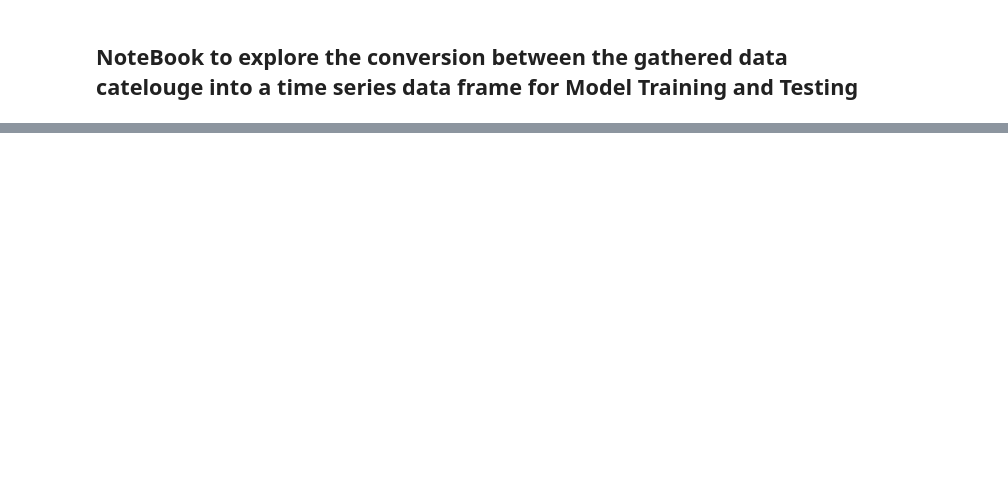
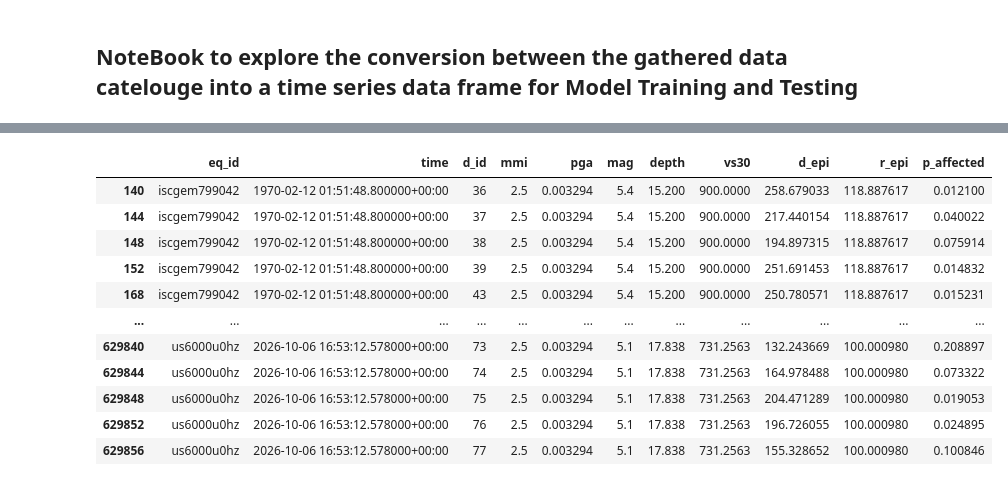
Before and after one commit to keshavprasadneupane/SpatioTemporal-Earthquake-Probabilistic-Prediction-System, a Jupyter notebook: src/spatiotemporal_earthquake_probabilistic_prediction_system/shaking_model.ipynb, the cells around one changed output, grey strips where cells are left out. Cells and saved outputs as stored; diff of their text form; code cells hidden in the pictures; blank space fills up the shorter version.

```diff
--- a/src/spatiotemporal_earthquake_probabilistic_prediction_system/shaking_model.ipynb
+++ b/src/spatiotemporal_earthquake_probabilistic_prediction_system/shaking_model.ipynb
@@ -6,0 +43,17 @@ from pathlib import Path
+# %%
+class NepalDistrictColumns(Enum):
+	ID = "d_id"
+	PROVINCE = "province"
+	DISTRICT = "district"
+	CENTROID_LAT = "d_centroid_lat"
+	CENTROID_LONG = "d_centroid_long"
+
+ALL_NEPAL_DISTRICT_COLUMNS = [col.value for col in NepalDistrictColumns]
+
+
+nd_df = pd.read_csv(NEPAL_DISTRICTS_DATASET_PATH)
+nd_df.rename(columns={"id":"d_id", "centroid_lat":"d_centroid_lat", "centroid_long":"d_centroid_long"}, inplace=True)
+
+nd_df = nd_df[ALL_NEPAL_DISTRICT_COLUMNS]
+
+nd_df.head(5)
@@ -141,0 +515,68 @@ Using Median PGA Lookup:
+# %%
+AFFECTED_PROBABILITY_THRESHOLD = 0.01  #1% minimum impact probability
+MMIS = [2.5, 4.0, 5.0, 6.0]
+PGAS = [PGALookUp.get_pga(mmi) for mmi in MMIS]
+
+
+
+pgas_df = pd.DataFrame({
+    "pga": PGAS,
+    "mmi": MMIS
+})
+
+event_district_mmi_df = (
+    eq_df[ALL_EARTHQUAKE_COLUMNS]
+    .merge(
+        nd_df[ALL_NEPAL_DISTRICT_COLUMNS],
+        how="cross"
+    )
+    .merge(
+        pgas_df,
+        how="cross"
+    )
+)
+
+event_district_mmi_df["r_epi"] = get_r_epi_vectorized(
+	pga=event_district_mmi_df["pga"].values,
+	magnitude=event_district_mmi_df["mag"].values,
+	vs_30=event_district_mmi_df["vs30"].values,
+	depth=event_district_mmi_df["depth"].values
+)
+event_district_mmi_df["d_epi"] = haversine_distance_vectorized(
+	lat1=event_district_mmi_df["e_latitude"].values,
+	lon1=event_district_mmi_df["e_longitude"].values,
+	lat2=event_district_mmi_df["d_centroid_lat"].values,
+	lon2=event_district_mmi_df["d_centroid_long"].values
+)
+event_district_mmi_df["p_affected"] = get_p_affected(
+    magnitude=event_district_mmi_df["mag"].values,
+    d_epi=event_district_mmi_df["d_epi"].values,
+    r_epi=event_district_mmi_df["r_epi"].values,
+)
+
+event_district_mmi_df = event_district_mmi_df[
+    event_district_mmi_df["p_affected"] >= AFFECTED_PROBABILITY_THRESHOLD
+]
+table_1_df = event_district_mmi_df[
+    [
+        "eq_id",
+        "time",
+        "d_id",
+        "mmi",
+        "pga",
+        "mag",
+        "depth",
+        "vs30",
+        "d_epi",
+        "r_epi",
+        "p_affected",
+
+    ]
+].copy()
+print(event_district_mmi_df.shape)
+print("Head:\n",table_1_df.head(20))
+print("Sample 20:\n",table_1_df.sample(20))
+table_1_df.to_csv(TABLE_1_DATASET_PATH, index=False)
+print(f"Table 1 saved to {TABLE_1_DATASET_PATH}")
+table_1_df
+# %% [output]
@@ -141,0 +600,12 @@ Using Median PGA Lookup:
+|  | eq_id | time | d_id | mmi | pga | mag | depth | vs30 | d_epi | r_epi | p_affected |
+| 140 | iscgem799042 | 1970-02-12 01:51:48.800000+00:00 | 36 | 2.5 | 0.003294 | 5.4 | 15.200 | 900.0000 | 258.679033 | 118.887617 | 0.012100 |
+| 144 | iscgem799042 | 1970-02-12 01:51:48.800000+00:00 | 37 | 2.5 | 0.003294 | 5.4 | 15.200 | 900.0000 | 217.440154 | 118.887617 | 0.040022 |
+| 148 | iscgem799042 | 1970-02-12 01:51:48.800000+00:00 | 38 | 2.5 | 0.003294 | 5.4 | 15.200 | 900.0000 | 194.897315 | 118.887617 | 0.075914 |
+| 152 | iscgem799042 | 1970-02-12 01:51:48.800000+00:00 | 39 | 2.5 | 0.003294 | 5.4 | 15.200 | 900.0000 | 251.691453 | 118.887617 | 0.014832 |
+| 168 | iscgem799042 | 1970-02-12 01:51:48.800000+00:00 | 43 | 2.5 | 0.003294 | 5.4 | 15.200 | 900.0000 | 250.780571 | 118.887617 | 0.015231 |
+| ... | ... | ... | ... | ... | ... | ... | ... | ... | ... | ... | ... |
+| 629840 | us6000u0hz | 2026-10-06 16:53:12.578000+00:00 | 73 | 2.5 | 0.003294 | 5.1 | 17.838 | 731.2563 | 132.243669 | 100.000980 | 0.208897 |
+| 629844 | us6000u0hz | 2026-10-06 16:53:12.578000+00:00 | 74 | 2.5 | 0.003294 | 5.1 | 17.838 | 731.2563 | 164.978488 | 100.000980 | 0.073322 |
+| 629848 | us6000u0hz | 2026-10-06 16:53:12.578000+00:00 | 75 | 2.5 | 0.003294 | 5.1 | 17.838 | 731.2563 | 204.471289 | 100.000980 | 0.019053 |
+| 629852 | us6000u0hz | 2026-10-06 16:53:12.578000+00:00 | 76 | 2.5 | 0.003294 | 5.1 | 17.838 | 731.2563 | 196.726055 | 100.000980 | 0.024895 |
+| 629856 | us6000u0hz | 2026-10-06 16:53:12.578000+00:00 | 77 | 2.5 | 0.003294 | 5.1 | 17.838 | 731.2563 | 155.328652 | 100.000980 | 0.100846 |
```
Also changed, not shown: parts of 16 cells of this notebook, 3 other files.
